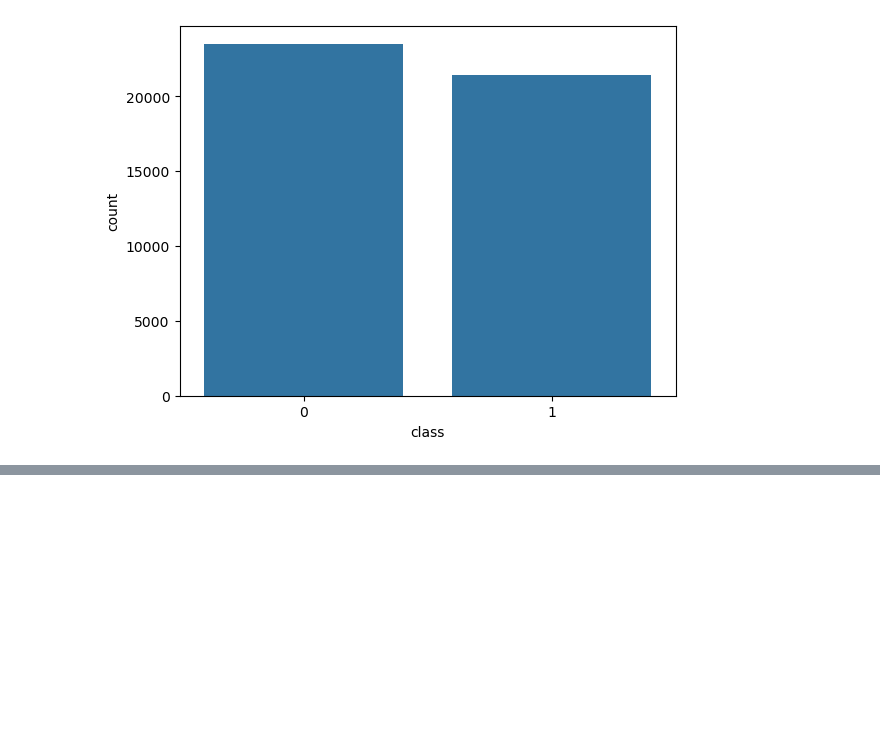
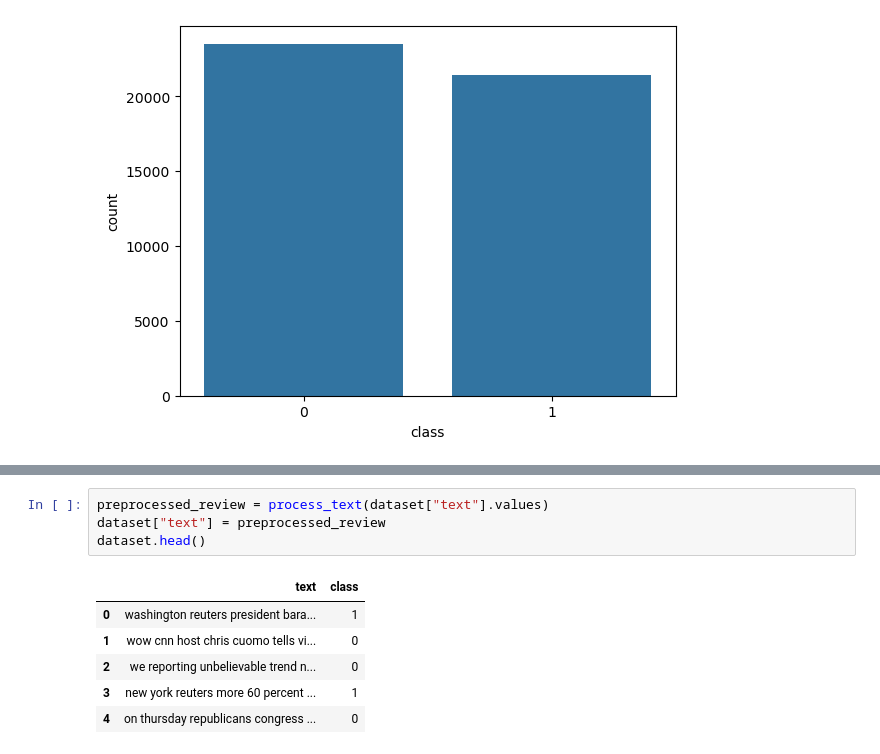
Before and after one commit to hossein-rahmati/Fake_news_prediction, a Jupyter notebook: Project/Fake_News_Detection.ipynb, the cells around one changed output, grey strips where cells are left out. Drawn from its saved outputs; the diff is of its cells as text; blank space fills up the shorter version.

```diff
--- a/Project/Fake_News_Detection.ipynb
+++ b/Project/Fake_News_Detection.ipynb
@@ -58,0 +86,11 @@ sb.countplot(data=dataset, x="class", order=dataset["class"].value_counts().inde
+# %%
+preprocessed_review = process_text(dataset["text"].values)
+dataset["text"] = preprocessed_review
+dataset.head()
+# %% [output]
+|  | text | class |
+| 0 | washington reuters president bara... | 1 |
+| 1 | wow cnn host chris cuomo tells vi... | 0 |
+| 2 | we reporting unbelievable trend n... | 0 |
+| 3 | new york reuters more 60 percent ... | 1 |
+| 4 | on thursday republicans congress ... | 0 |
```
Also changed, not shown: parts of 10 cells of this notebook.
